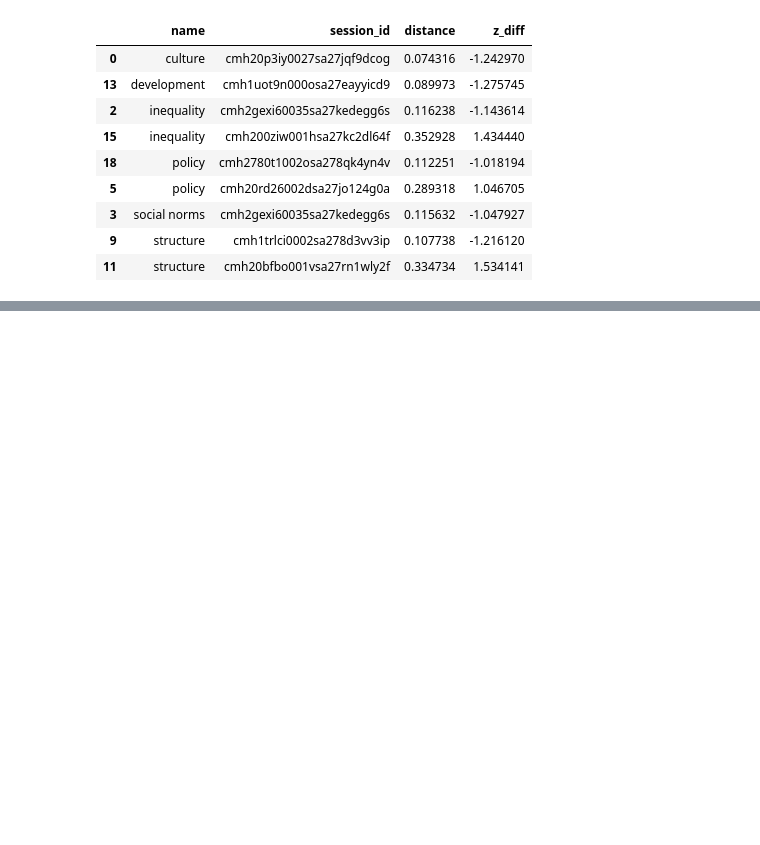
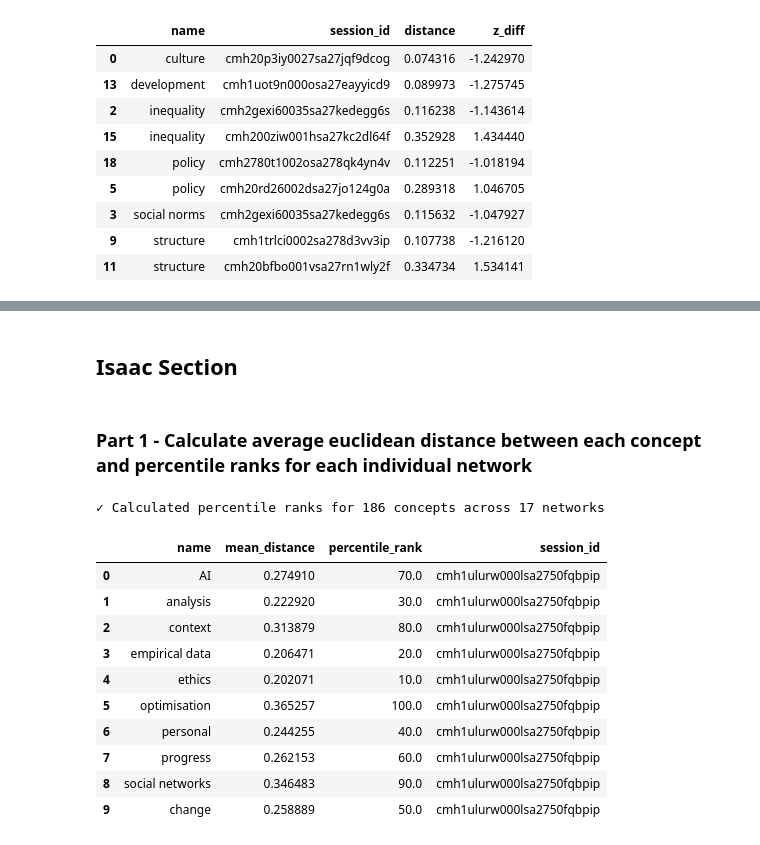
Before and after one commit to isaacbacker/GroupPres_SDS, a Jupyter notebook: Notebooks/network_analysis_group_project.ipynb, the cells around one changed output, grey strips where cells are left out. Saved outputs shown, nothing was run; the diff lists cells and outputs as text; code cells hidden in the pictures; blank space fills up the shorter version.

```diff
--- a/Notebooks/network_analysis_group_project.ipynb
+++ b/Notebooks/network_analysis_group_project.ipynb
@@ -943 +943,79 @@ cmh20rd26002dsa27jo124g0a: edges rows = 12
 ... (4 outputs left out)
+# %% [markdown]
+## Isaac Section
+# %% [markdown]
+### Part 1 - Calculate average euclidean distance between each concept and percentile ranks for each individual network
+# %%
+
+from scipy.stats import rankdata
+import numpy as np
+
+def calculate_network_percentiles(session_df):
+    # If only 1 concept, can't calculate distance
+    if len(session_df) <= 1:
+        return pd.DataFrame({
+            'name': session_df['name'].values,
+            'mean_distance': [0.0] * len(session_df),
+            'percentile_rank': [50.0] * len(session_df)
+        })
+
+    # Calculate distance from each concept to all other concepts in the network
+    mean_distances = []
+
+    for idx, row in session_df.iterrows():
+        # Get this concept's coordinates
+        x1, y1 = row['user_layout_x'], row['user_layout_y']
+
+        # Calculate Euclidean distance to all other concepts
+        distances = []
+        for idx2, row2 in session_df.iterrows():
+            if idx != idx2:  # Don't calculate distance to self
+                x2, y2 = row2['user_layout_x'], row2['user_layout_y']
+                # Same approach as earlier np.linalg.norm for Euclidean distance
+                distance = np.linalg.norm([x1 - x2, y1 - y2])
+                distances.append(distance)
+
+        # Calculate mean distance to all other concepts
+        mean_dist = np.mean(distances) if distances else 0.0
+        mean_distances.append(mean_dist)
+
+    # Convert to percentile rank
+    # method='average' handles ties by averaging their ranks
+    percentile_ranks = rankdata(mean_distances, method='average') / len(mean_distances) * 100
+
+    # Create result DataFrame
+    result_df = pd.DataFrame({
+        'name': session_df['name'].values,
+        'mean_distance': mean_distances,
+        'percentile_rank': percentile_ranks
+    })
+
+    return result_df
+
+# Apply to all networks
+percentile_results = []
+
+for session_id in df_alters['session_id'].unique():
+    session_df = df_alters[df_alters['session_id'] == session_id].copy()
+    result = calculate_network_percentiles(session_df)
+    result['session_id'] = session_id
+    percentile_results.append(result)
+
+# Concatenate all results into a single DataFrame
+df_percentiles = pd.concat(percentile_results, ignore_index=True)
+
+print(f"✓ Calculated percentile ranks for {len(df_percentiles)} concepts across {df_alters['session_id'].nunique()} networks")
+df_percentiles.head(10)
+# %% [output]
+✓ Calculated percentile ranks for 186 concepts across 17 networks
+|  | name | mean_distance | percentile_rank | session_id |
+| 0 | AI | 0.274910 | 70.0 | cmh1ulurw000lsa2750fqbpip |
+| 1 | analysis | 0.222920 | 30.0 | cmh1ulurw000lsa2750fqbpip |
+| 2 | context | 0.313879 | 80.0 | cmh1ulurw000lsa2750fqbpip |
+| 3 | empirical data | 0.206471 | 20.0 | cmh1ulurw000lsa2750fqbpip |
+| 4 | ethics | 0.202071 | 10.0 | cmh1ulurw000lsa2750fqbpip |
+| 5 | optimisation | 0.365257 | 100.0 | cmh1ulurw000lsa2750fqbpip |
+| 6 | personal | 0.244255 | 40.0 | cmh1ulurw000lsa2750fqbpip |
+| 7 | progress | 0.262153 | 60.0 | cmh1ulurw000lsa2750fqbpip |
+| 8 | social networks | 0.346483 | 90.0 | cmh1ulurw000lsa2750fqbpip |
+| 9 | change | 0.258889 | 50.0 | cmh1ulurw000lsa2750fqbpip |
```
Also changed, not shown: parts of 6 cells of this notebook.
